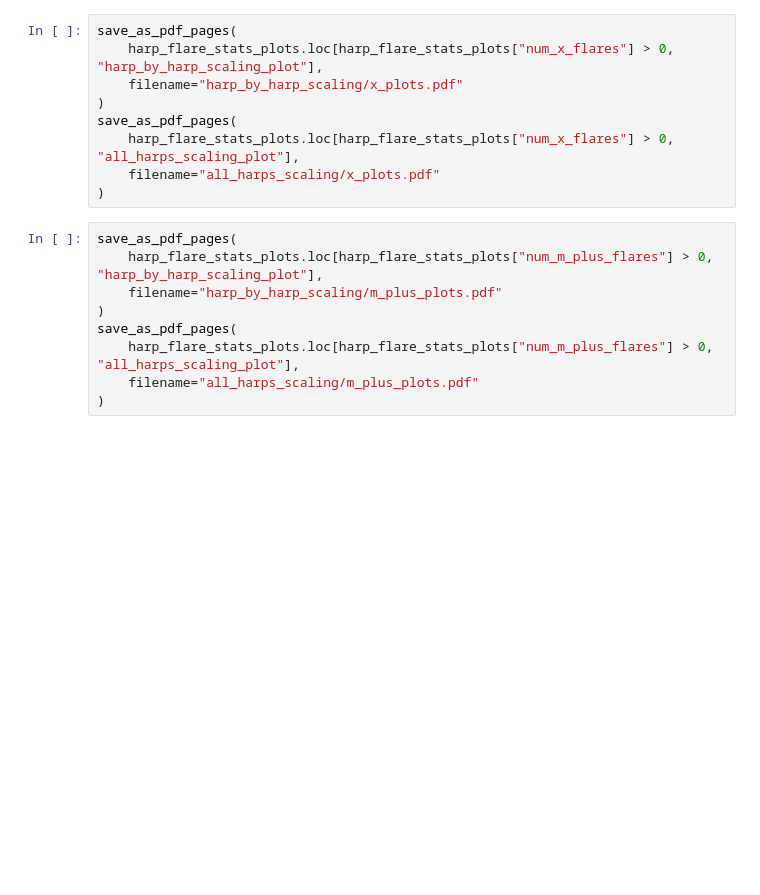
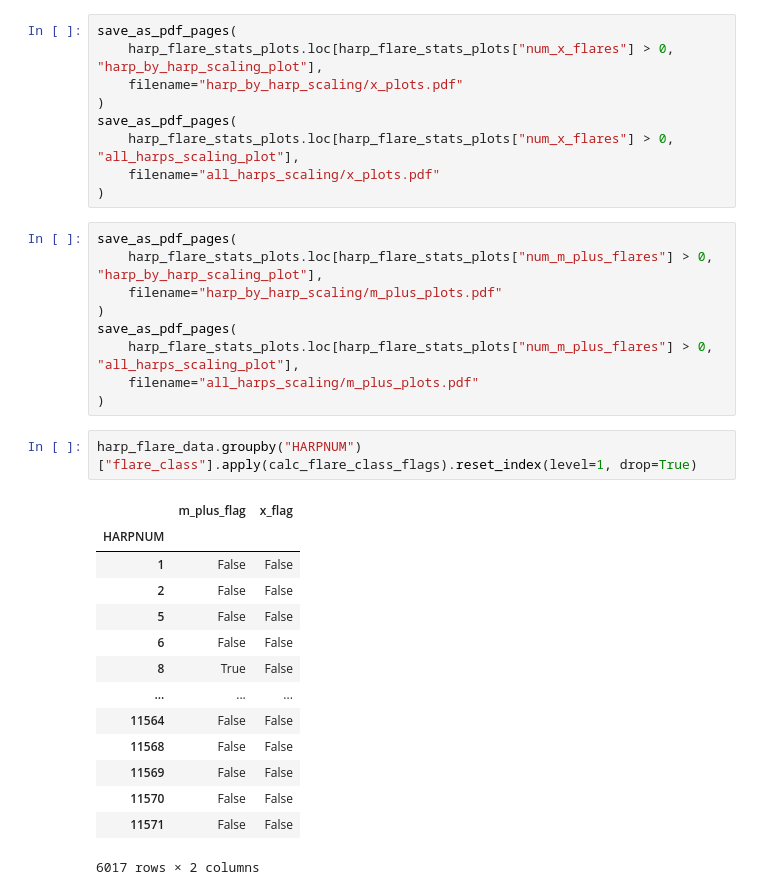
Before and after one commit to victorverma/xray_flux_forecasting, a Jupyter notebook: harp_flare_plots/harp_flare_plots.ipynb, the cells around one changed output. Drawn from its saved outputs; the diff is of its cells as text; blank space fills up the shorter version.

```diff
--- a/harp_flare_plots/harp_flare_plots.ipynb
+++ b/harp_flare_plots/harp_flare_plots.ipynb
@@ -230,3 +188,20 @@ save_as_pdf_pages(
     harp_flare_stats_plots.loc[harp_flare_stats_plots["num_m_plus_flares"] > 0, "all_harps_scaling_plot"],
     filename="all_harps_scaling/m_plus_plots.pdf"
 )
+# %%
+harp_flare_data.groupby("HARPNUM")["flare_class"].apply(calc_flare_class_flags).reset_index(level=1, drop=True)
+# %% [output]
+|  | m_plus_flag | x_flag |
+| HARPNUM |  |  |
+| 1 | False | False |
+| 2 | False | False |
+| 5 | False | False |
+| 6 | False | False |
+| 8 | True | False |
+| ... | ... | ... |
+| 11564 | False | False |
+| 11568 | False | False |
+| 11569 | False | False |
+| 11570 | False | False |
+| 11571 | False | False |
+6017 rows × 2 columns
```
Also changed, not shown: parts of 13 cells of this notebook.
